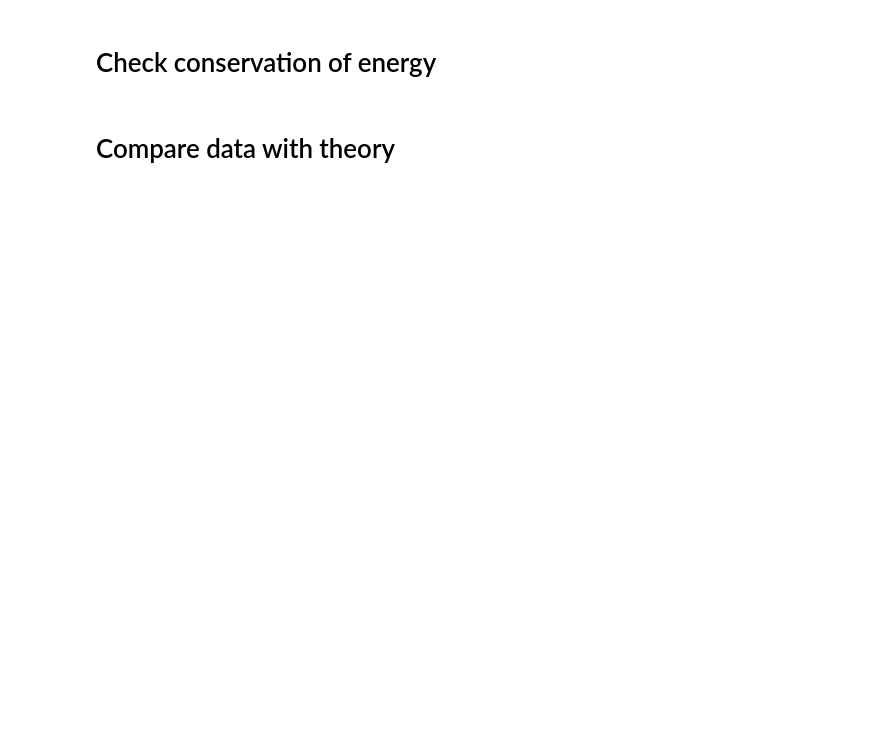
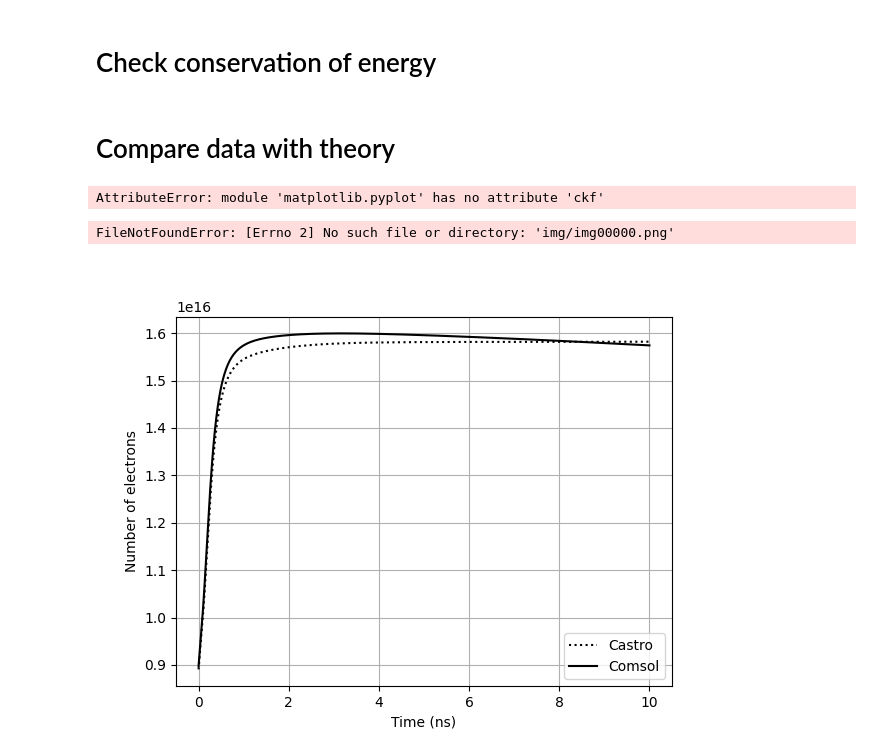
Before and after one commit to chequp-org/chequp, a Jupyter notebook: sim_folder/analysis/Analysis.ipynb, the cells around one changed output. Saved outputs shown, nothing was run; the diff lists cells and outputs as text; code cells hidden in the pictures; blank space fills up the shorter version.

Commit message:
Update plotting scripts

```diff
--- a/sim_folder/analysis/Analysis.ipynb
+++ b/sim_folder/analysis/Analysis.ipynb
@@ -190,15 +191,17 @@ plt.xlabel(r't (ns)')
 plt.ylim(0,300)
 # %%
 paths = [
-    'Castro_benchmark/2T_yes_diff_yes_ioniz',
-    'Castro_benchmark/1T_AllOn',
-    'Comsol_benchmark/2T_AllOn'
+    'Castro_benchmark/2T',
+#    'Castro_benchmark/2T_recomb',
+    'Comsol_benchmark/Broks'
 ]
 
-ls = ['-', '--', ':']
+ls = [':', '-', '--']
 
-labels = ['Castro, 2T', 'Castro, 1T', 'Comsol, 2T']
+labels = ['Castro', 'Comsol']
 
 n_h = [ np.load(path + '_heavies.npy') for path in paths ]
 n_e = [ np.load(path + '_electrons.npy') for path in paths ]
+T_h = [ np.load(path + '_T_heavies.npy') for path in paths ]
+T_e = [ np.load(path + '_T_electrons.npy') for path in paths ]
 # %%
@@ -216,11 +231,19 @@ def plot(it=500):
 # %%
-it = 0
-plot(it)
+it = 1000
+plt.ckf()
+plot_temperature(it)
 plt.title('t = %.1f ns' %(10*it/1000) )
 plt.grid()
+# %% [output]
+AttributeError: module 'matplotlib.pyplot' has no attribute 'ckf'
 # %%
 for it in tqdm.tqdm(range(0,1000,20)):
     plt.clf()
-    plot(it)
+    plt.subplot(211)
+    plot_density(it)
     plt.title('t = %.1f ns' %(10*it/1000) )
+    plt.subplot(212)
+    plot_temperature(it)
     plt.savefig('img/img%05d.png' %it)
+# %% [output]
+FileNotFoundError: [Errno 2] No such file or directory: 'img/img00000.png'
@@ -228,0 +250,13 @@ mkdir img
+# %%
+r = np.linspace(0, 0.03e-2, 1001)
+dr = r[1] - r[0]
+t = np.linspace(0,10, 1001)
+plt.figure()
+for i in range(len(labels)):
+    plt.plot( t, (2*np.pi*r[:, np.newaxis]*dr*n_e[i]).sum(axis=0), label=labels[i], ls=ls[i], color='k')
+plt.legend()
+plt.ylabel('Number of electrons')
+plt.xlabel('Time (ns)')
+plt.grid()
+# %% [output]
+[figure, added]
```
Also changed, not shown: parts of 4 cells of this notebook.
